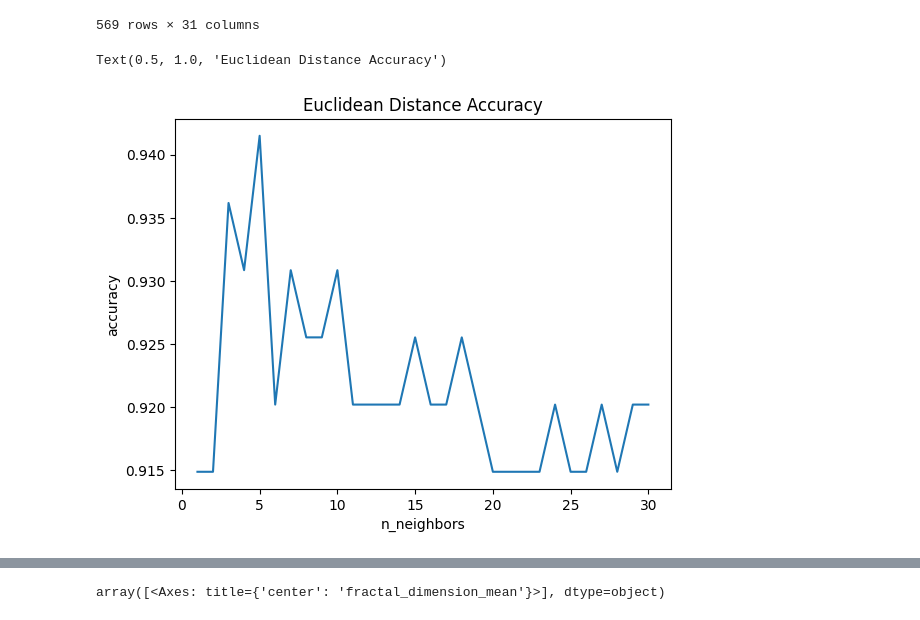
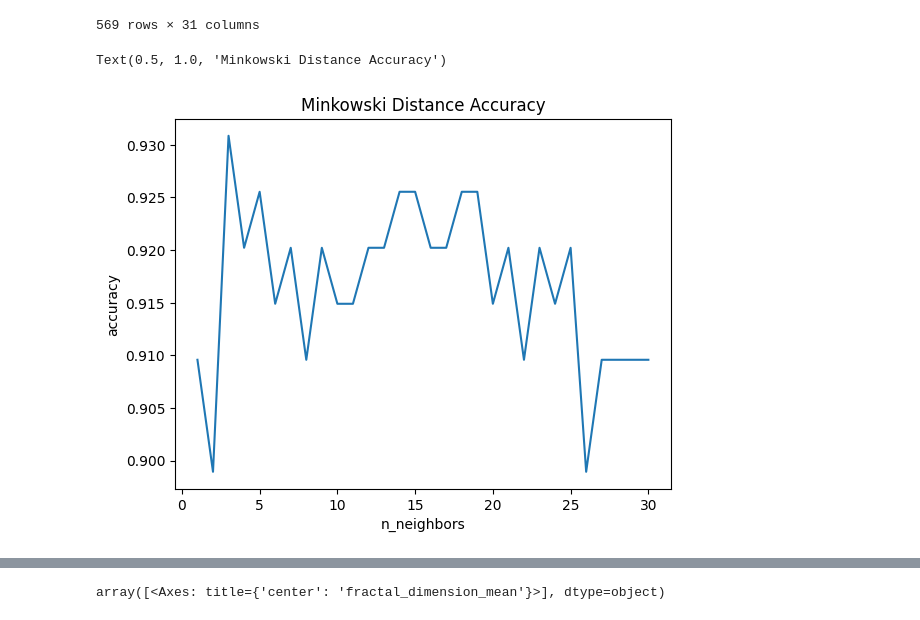
Before and after one commit to PratLyZol/potterProject, a Jupyter notebook: analysis.ipynb, the cells around one changed output, grey strips where cells are left out. Saved outputs shown, nothing was run; the diff lists cells and outputs as text; code cells hidden in the pictures.

```diff
--- a/analysis.ipynb
+++ b/analysis.ipynb
@@ -44,23 +52,24 @@ X_train, X_test, y_train, y_test = train_test_split(X, y, test_size=0.33, random
 # %%
 from sklearn.neighbors import KNeighborsClassifier
 import numpy as np
 import matplotlib.pyplot as plt
 max = 0.0
 maxK = 0
+# Plotting Accuracy
 accuracies = []
 for i in range(30):
-    knn = KNeighborsClassifier(n_neighbors=(i+1), p = 2)
+    knn = KNeighborsClassifier(n_neighbors=(i+1), p = 5)
     knn.fit(X_train, y_train)
     y_pred = knn.predict(X_test)
     accuracy = np.mean(y_pred == list(y_test))
     if accuracy > max:
         max = accuracy
         maxK = i+1
     accuracies.append(accuracy)
 plt.plot(range(1, 31), accuracies)
 plt.xlabel("n_neighbors")
 plt.ylabel("accuracy")
-plt.title("Euclidean Distance Accuracy")
+plt.title("Minkowski Distance Accuracy")
 # %% [output]
-Text(0.5, 1.0, 'Euclidean Distance Accuracy')
+Text(0.5, 1.0, 'Minkowski Distance Accuracy')
-[figure, old version]
+[figure, new version]
```
Also changed, not shown: parts of 8 cells of this notebook.
